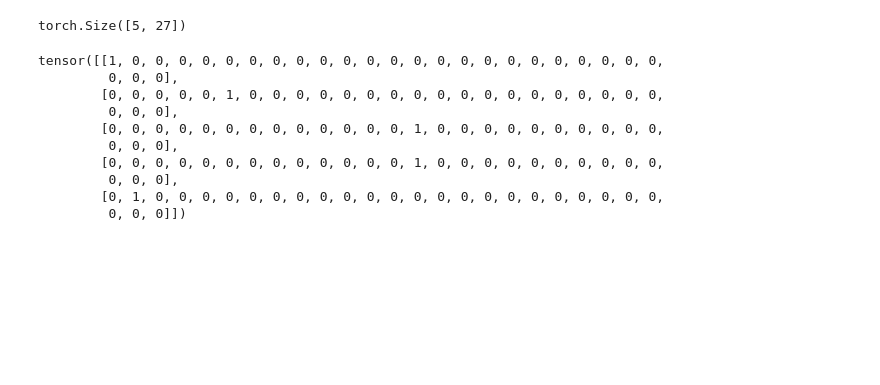
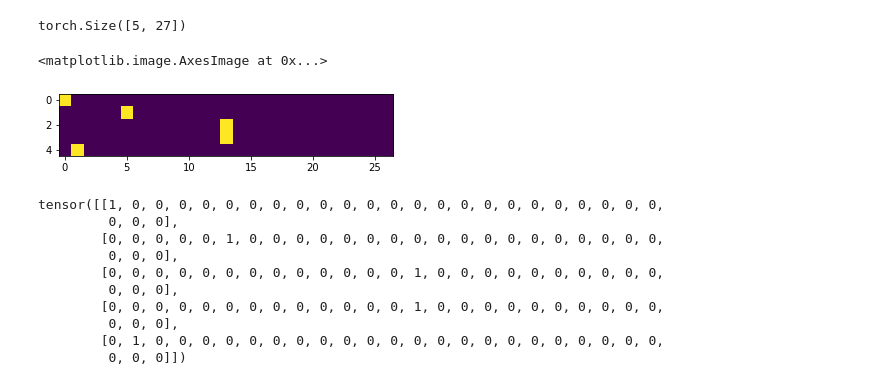
Before and after one commit to balajivenky06/DeepLearningNotebooks, a Jupyter notebook: MakeMore.ipynb, the cells around one changed output. Drawn from its saved outputs; the diff is of its cells as text; code cells hidden in the pictures; blank space fills up the shorter version.

```diff
--- a/MakeMore.ipynb
+++ b/MakeMore.ipynb
@@ -671,7 +747,7 @@ tensor(-inf)
 #hence we go for negative log likelihood
 # %%
 log_likelihood = 0.0
-for w in words[:3]:
+for w in words:
     chs = ['.'] + list(w) + ['.']
     for ch1, ch2 in zip(chs, chs[1:]):
         ix1 = stoi[ch1] #get the index of character1
@@ -679,7 +755,7 @@ for w in words[:3]:
         prob = P[ix2, ix2]
         logprob = torch.log(prob)
         log_likelihood += logprob
-        print(f"{ch1}{ch2}: {prob:.4f} {logprob:.4f}")
+        #print(f"{ch1}{ch2}: {prob:.4f} {logprob:.4f}")
 
 print(f'Log Likelihood = {log_likelihood}')
 nll = -log_likelihood
@@ -707,7 +767,7 @@ Negative Log Likelihood = inf
 #normalize the loss function
 log_likelihood = 0.0
 n = 0
-for w in words[:3]:
+for w in words:
     chs = ['.'] + list(w) + ['.']
     for ch1, ch2 in zip(chs, chs[1:]):
         ix1 = stoi[ch1] #get the index of character1
@@ -716,7 +776,7 @@ for w in words[:3]:
         logprob = torch.log(prob)
         log_likelihood += logprob
         n += 1
-        print(f"{ch1}{ch2}: {prob:.4f} {logprob:.4f}")
+        #print(f"{ch1}{ch2}: {prob:.4f} {logprob:.4f}")
 
 print(f'Log Likelihood = {log_likelihood}')
 nll = -log_likelihood
@@ -779,7 +824,7 @@ Avg neg log likelihood = inf
 #normalize the loss function
 log_likelihood = 0.0
 n = 0
-for w in ["balajij"]:
+for w in ["balaji"]:
     chs = ['.'] + list(w) + ['.']
     for ch1, ch2 in zip(chs, chs[1:]):
         ix1 = stoi[ch1] #get the index of character1
@@ -922,7 +976,10 @@ xenc.shape
 # %% [output]
 torch.Size([5, 27])
 # %%
-#plt.imshow(xenc)
+plt.imshow(xenc)
+# %% [output]
+<matplotlib.image.AxesImage at 0x...>
+[figure, added]
 # %%
 xenc #notice how encoding is done
 # %% [output]
```
Also changed, not shown: parts of 84 cells of this notebook.
